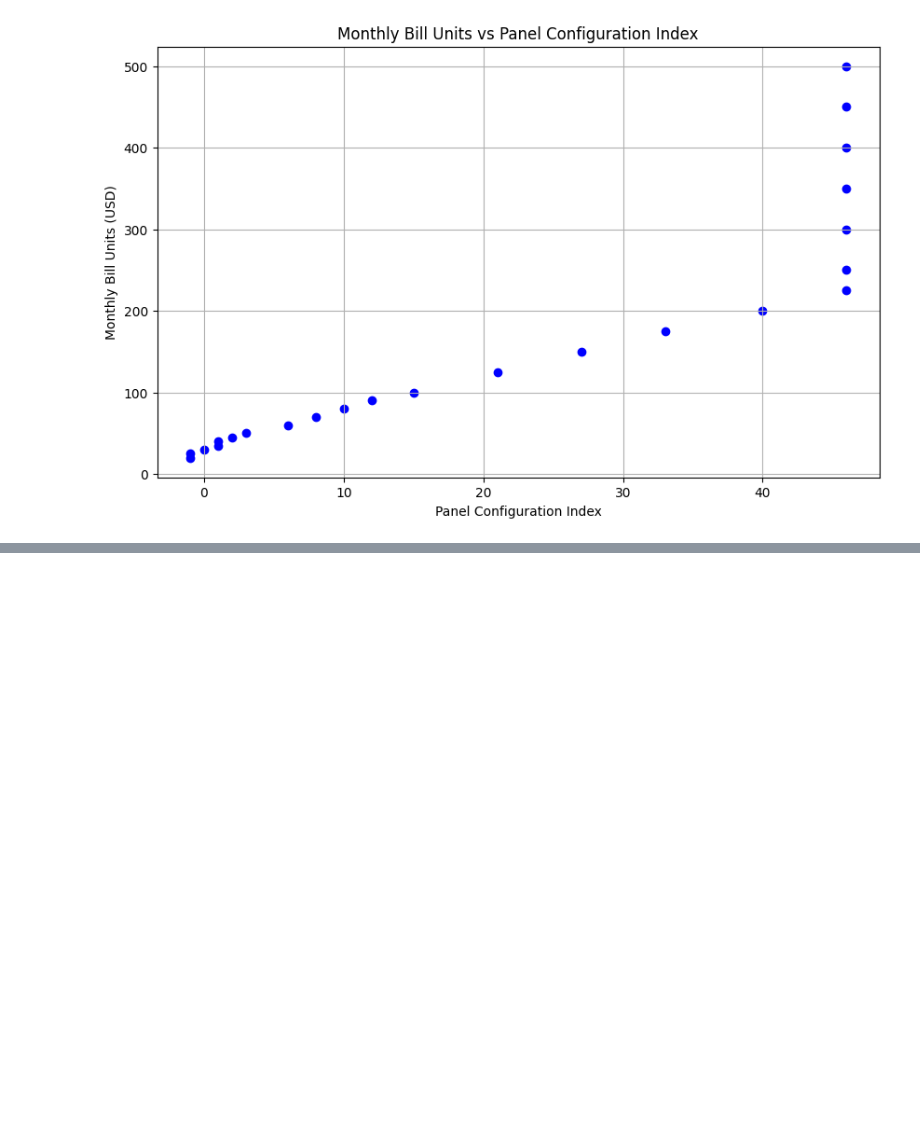
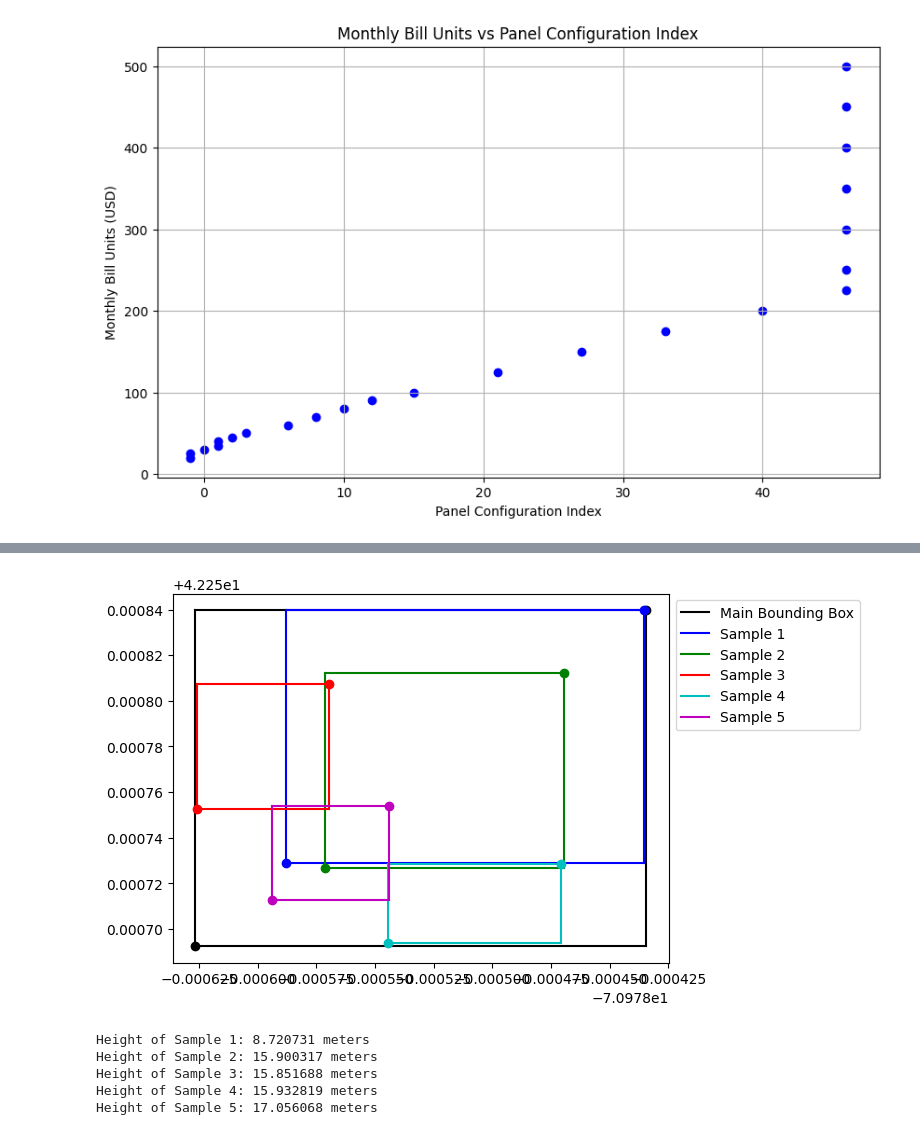
Before and after one commit to momova97/Solar_project, a Jupyter notebook: finance_solar.ipynb, the cells around one changed output, grey strips where cells are left out. Cells and saved outputs as stored; diff of their text form; code cells hidden in the pictures; blank space fills up the shorter version.

```diff
--- a/finance_solar.ipynb
+++ b/finance_solar.ipynb
@@ -259,3 +320,16 @@ plt.grid(True)
 plt.show()
 # %% [output]
 [figure]
+# %%
+# Accessing the 'roofSegmentStats' from the 'solarPotential_data' dictionary
+roofSegmentStats_data = solarPotential_data.get('roofSegmentStats', None)
+
+# Printing the structure and a few samples for illustration
+if roofSegmentStats_data is not None:
+    print(f"Type: {type(roofSegmentStats_data)}")
+    print(f"List Length: {len(roofSegmentStats_data)}")
+    print("Sample Data:")
+    for i, sample in enumerate(roofSegmentStats_data):  # Showing first 3 samples
+        print(f"Sample {i+1}: {sample}")
+else:
+    print("Key 'roofSegmentStats' not found.")
@@ -261,0 +345,56 @@ plt.show()
+# %%
+
+
+# Extract 'roofSegmentStats' list from 'solarPotential' dictionary
+roofSegmentStats = data['solarPotential']['roofSegmentStats']
+
+# Extract main bounding box coordinates
+main_bounding_box = data['boundingBox']
+main_sw = (main_bounding_box['sw']['latitude'], main_bounding_box['sw']['longitude'])
+main_ne = (main_bounding_box['ne']['latitude'], main_bounding_box['ne']['longitude'])
+
+# Plot main bounding box
+plt.plot([main_sw[1], main_ne[1]], [main_sw[0], main_sw[0]], 'k-', label='Main Bounding Box')
+plt.plot([main_sw[1], main_ne[1]], [main_ne[0], main_ne[0]], 'k-')
+plt.plot([main_sw[1], main_sw[1]], [main_sw[0], main_ne[0]], 'k-')
+plt.plot([main_ne[1], main_ne[1]], [main_sw[0], main_ne[0]], 'k-')
+
+# Highlight main SW and NE points
+plt.scatter([main_sw[1], main_ne[1]], [main_sw[0], main_ne[0]], c='k', zorder=5)
+
+# Plot sample bounding boxes
+colors = ['b', 'g', 'r', 'c', 'm']
+for i, segment in enumerate(roofSegmentStats):
+    sw = (segment['boundingBox']['sw']['latitude'], segment['boundingBox']['sw']['longitude'])
+    ne = (segment['boundingBox']['ne']['latitude'], segment['boundingBox']['ne']['longitude'])
+    plt.plot([sw[1], ne[1]], [sw[0], sw[0]], colors[i]+'-')
+    plt.plot([sw[1], ne[1]], [ne[0], ne[0]], colors[i]+'-')
+    plt.plot([sw[1], sw[1]], [sw[0], ne[0]], colors[i]+'-', label=f'Sample {i+1}')
+    plt.plot([ne[1], ne[1]], [sw[0], ne[0]], colors[i]+'-')
+
+    # Highlight SW and NE points
+    plt.scatter([sw[1], ne[1]], [sw[0], ne[0]], c=colors[i], zorder=5)
+
+# Add legend
+plt.legend(loc='upper left', bbox_to_anchor=(1, 1))
+
+# Show plot
+plt.show()
+# %% [output]
+[figure, added]
+# %%
+
+
+# Extract heights of each sample and store in a list
+sample_heights = []
+for i, segment in enumerate(roofSegmentStats):
+    height = segment.get('planeHeightAtCenterMeters', None)
+    if height is not None:
+        sample_heights.append(height)
+        print(f"Height of Sample {i+1}: {height} meters")
+# %% [output]
+Height of Sample 1: 8.720731 meters
+Height of Sample 2: 15.900317 meters
+Height of Sample 3: 15.851688 meters
+Height of Sample 4: 15.932819 meters
+Height of Sample 5: 17.056068 meters
```
Also changed, not shown: parts of 10 cells of this notebook, 1 other file.
